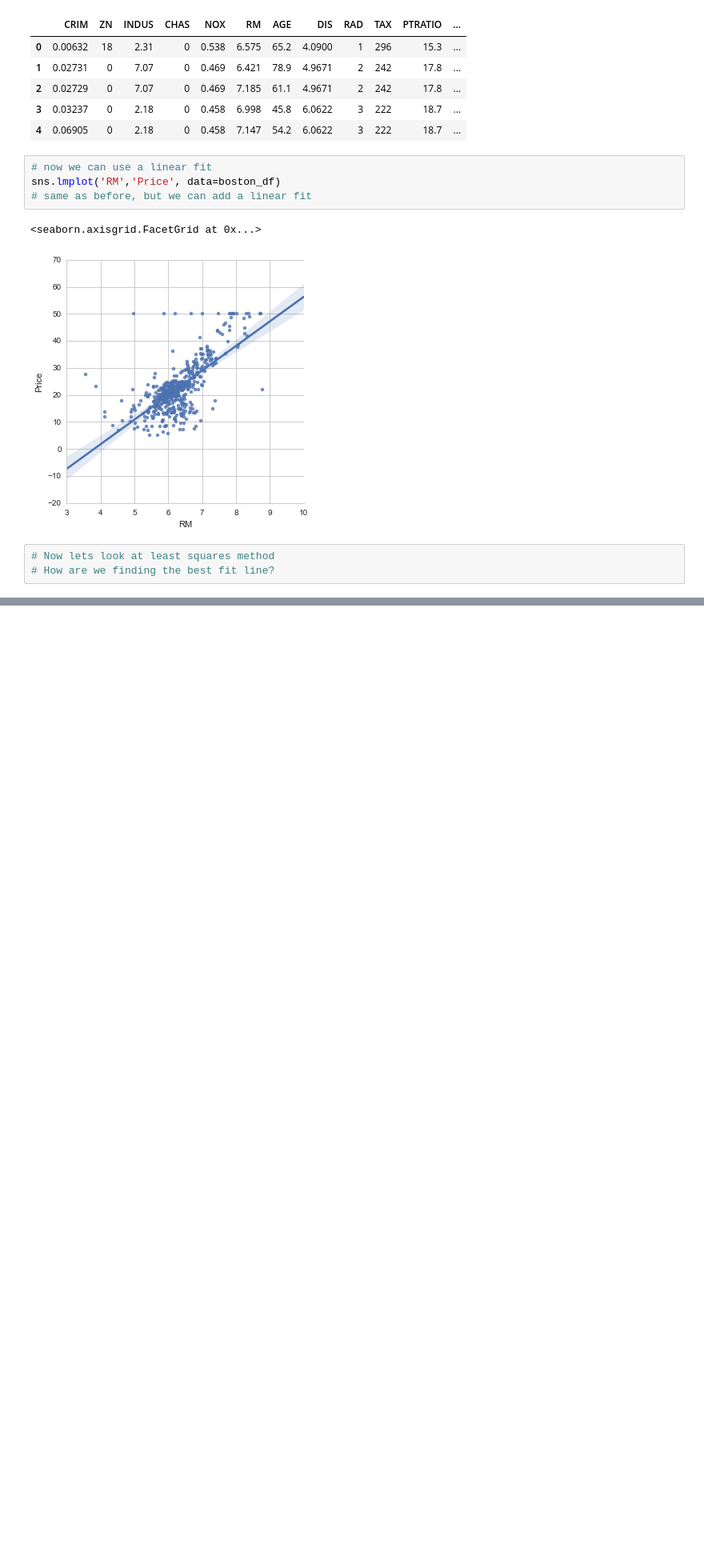
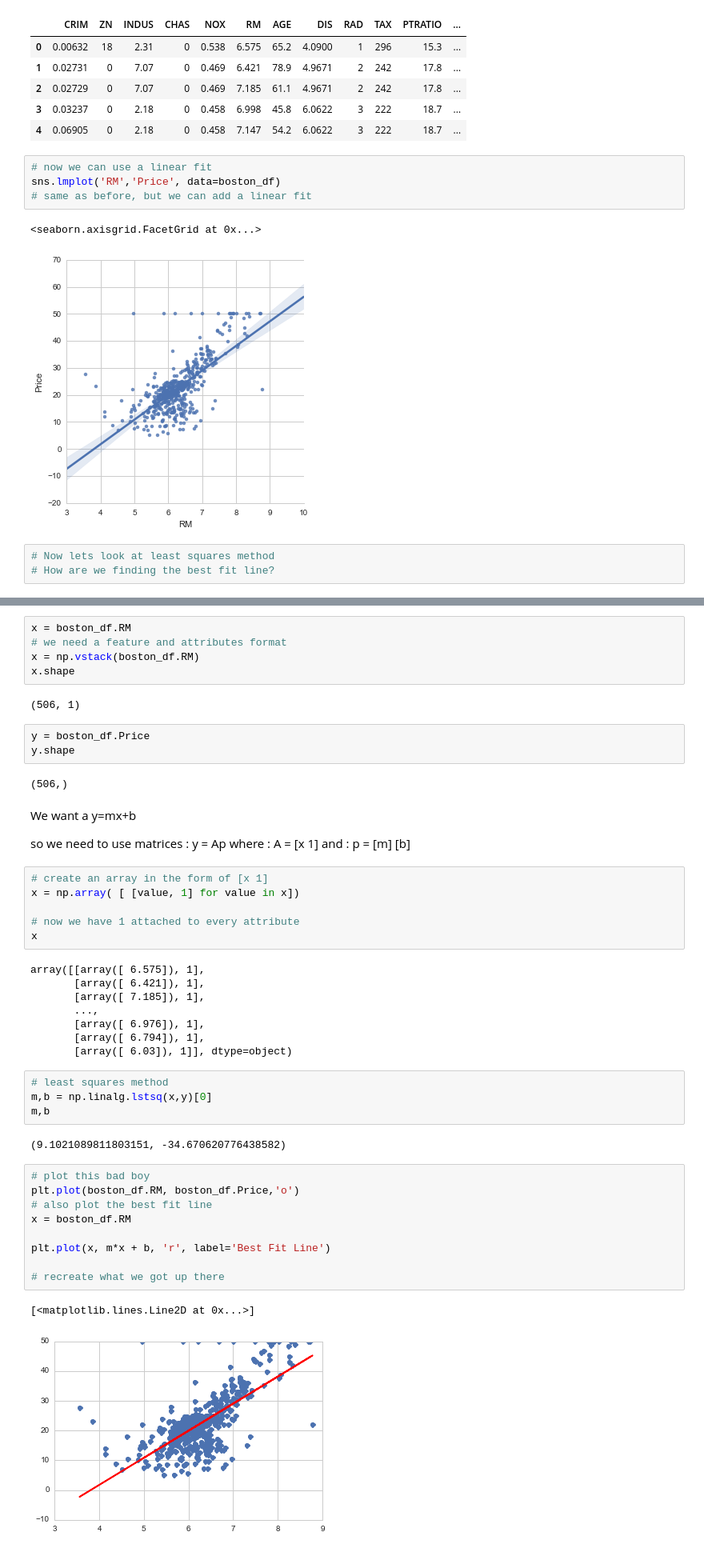
Before and after one commit to nrkfeller/DataVisualization, a Jupyter notebook: Machine Learning - Linear Regression.ipynb, the cells around one changed output, grey strips where cells are left out. Shown: that part at 80% size. Cells and saved outputs as stored; diff of their text form; blank space fills up the shorter version.

```diff
--- a/Machine Learning - Linear Regression.ipynb
+++ b/Machine Learning - Linear Regression.ipynb
@@ -93,0 +96,51 @@ sns.lmplot('RM','Price', data=boston_df)
+# %%
+x = boston_df.RM
+# we need a feature and attributes format
+x = np.vstack(boston_df.RM)
+x.shape
+# %% [output]
+(506, 1)
+# %%
+y = boston_df.Price
+y.shape
+# %% [output]
+(506,)
+# %% [markdown]
+We want a y=mx+b
+
+so we need to use matrices : y = Ap
+where : A = [x 1]
+and : p = [m]
+          [b]
+# %%
+# create an array in the form of [x 1]
+x = np.array( [ [value, 1] for value in x])
+
+# now we have 1 attached to every attribute
+x
+# %% [output]
+array([[array([ 6.575]), 1],
+       [array([ 6.421]), 1],
+       [array([ 7.185]), 1],
+       ...,
+       [array([ 6.976]), 1],
+       [array([ 6.794]), 1],
+       [array([ 6.03]), 1]], dtype=object)
+# %%
+# least squares method
+m,b = np.linalg.lstsq(x,y)[0]
+m,b
+# %% [output]
+(9.1021089811803151, -34.670620776438582)
+# %%
+# plot this bad boy
+plt.plot(boston_df.RM, boston_df.Price,'o')
+# also plot the best fit line
+x = boston_df.RM
+
+plt.plot(x, m*x + b, 'r', label='Best Fit Line')
+
+# recreate what we got up there
+# %% [output]
+[<matplotlib.lines.Line2D at 0x...>]
+[figure, added]
```
Also changed, not shown: parts of 2 cells of this notebook.
